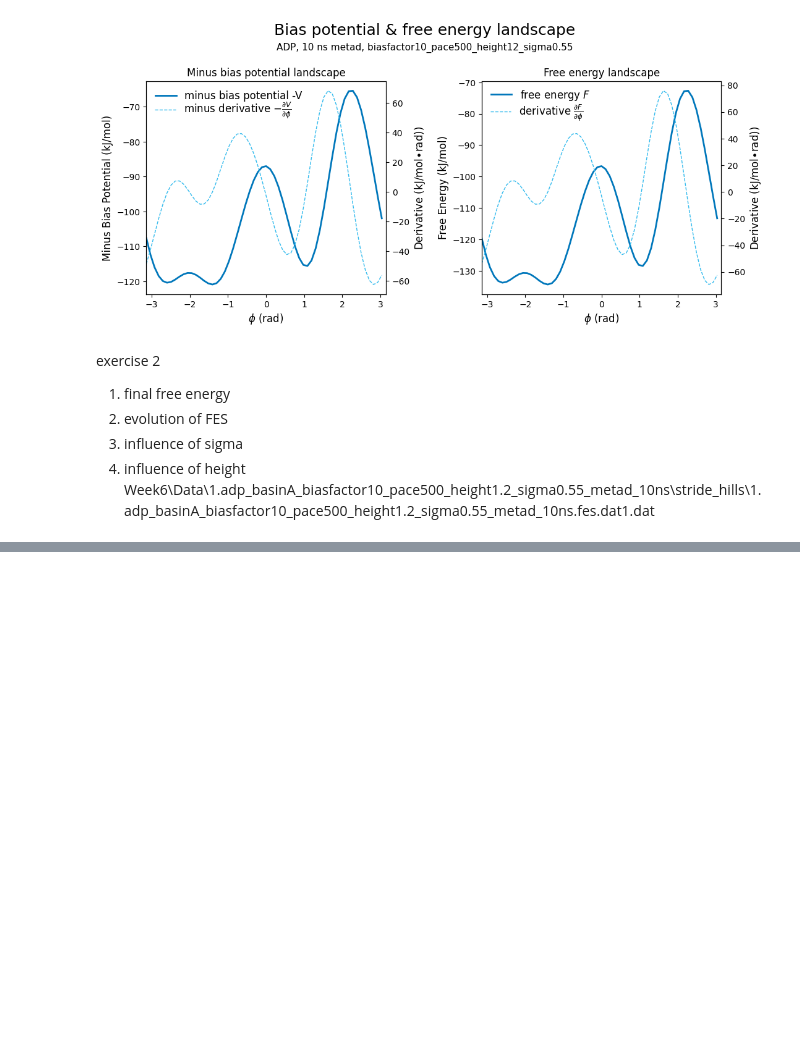
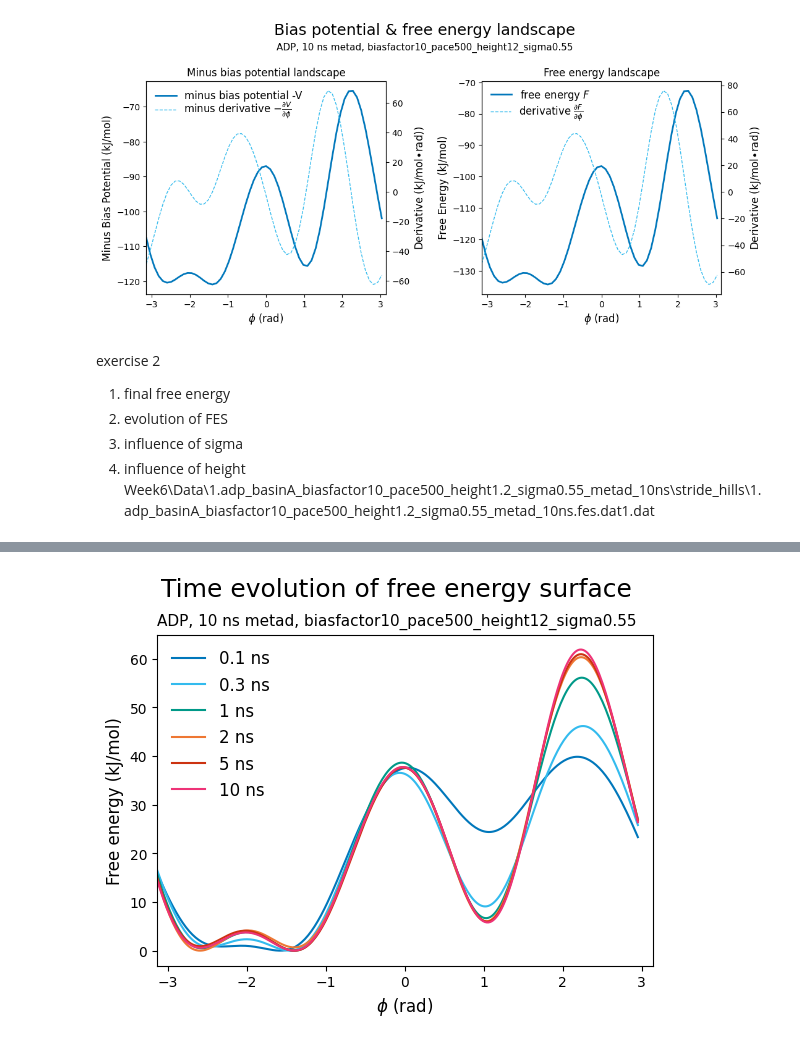
Before and after one commit to cerbveen/comp-lab-class, a Jupyter notebook: Week6/Analysis/Lugano_exercise_1&2_Analysis.ipynb, the cells around one changed output, grey strips where cells are left out. Saved outputs shown, nothing was run; the diff lists cells and outputs as text; code cells hidden in the pictures; blank space fills up the shorter version.

```diff
--- a/Week6/Analysis/Lugano_exercise_1&2_Analysis.ipynb
+++ b/Week6/Analysis/Lugano_exercise_1&2_Analysis.ipynb
@@ -334,0 +354,68 @@ fes=np.loadtxt('../Data/1.adp_basinA_biasfactor10_pace500_height1.2_sigma0.55_me
+# %%
+# figure 7 - stride fes
+fig = plt.figure(7)
+from scipy.interpolate import make_interp_spline
+
+# data processing
+# strides is 1, 3, 10, 20, 50, 100
+phi_1_step1=fes_stride_sigma_comparison[0,0][:,0]
+stride_fes_step1=fes_stride_sigma_comparison[0,0][:,1]
+phi_1_step3=fes_stride_sigma_comparison[0,1][:,0]
+stride_fes_step3=fes_stride_sigma_comparison[0,1][:,1]
+phi_1_step10=fes_stride_sigma_comparison[0,2][:,0]
+stride_fes_step10=fes_stride_sigma_comparison[0,2][:,1]
+phi_1_step20=fes_stride_sigma_comparison[0,3][:,0]
+stride_fes_step20=fes_stride_sigma_comparison[0,3][:,1]
+phi_1_step50=fes_stride_sigma_comparison[0,4][:,0]
+stride_fes_step50=fes_stride_sigma_comparison[0,4][:,1]
+phi_1_step100=fes_stride_sigma_comparison[0,5][:,0]
+stride_fes_step100=fes_stride_sigma_comparison[0,5][:,1]
+# smooth fes
+xnew_step1 = np.linspace(phi_1_step1.min(), phi_1_step1.max(), 300)
+spl_step1 = make_interp_spline(phi_1_step1, stride_fes_step1, k=3)
+stride_fes_smooth_step1 = spl_step1(xnew_step1)
+xnew_step3 = np.linspace(phi_1_step3.min(), phi_1_step3.max(), 300)
+spl_step3 = make_interp_spline(phi_1_step3, stride_fes_step3, k=3)
+stride_fes_smooth_step3 = spl_step3(xnew_step3)
+xnew_step10 = np.linspace(phi_1_step10.min(), phi_1_step10.max(), 300)
+spl_step10 = make_interp_spline(phi_1_step10, stride_fes_step10, k=3)
+stride_fes_smooth_step10 = spl_step10(xnew_step10)
+xnew_step20 = np.linspace(phi_1_step20.min(), phi_1_step20.max(), 300)
+spl_step20 = make_interp_spline(phi_1_step20, stride_fes_step20, k=3)
+stride_fes_smooth_step20 = spl_step20(xnew_step20)
+xnew_step50 = np.linspace(phi_1_step50.min(), phi_1_step50.max(), 300)
+spl_step50 = make_interp_spline(phi_1_step50, stride_fes_step50, k=3)
+stride_fes_smooth_step50 = spl_step50(xnew_step50)
+xnew_step100 = np.linspace(phi_1_step100.min(), phi_1_step100.max(), 300)
+spl_step100 = make_interp_spline(phi_1_step100, stride_fes_step100, k=3)
+stride_fes_smooth_step100 = spl_step100(xnew_step100)
+
+
+# set colorblind-friendly palatte
+colors = ['#0077BB', '#33BBEE', '#009988', '#EE7733', '#CC3311', '#EE3377', '#BBBBBB']
+
+# plot stride fes over phi, colorblind friendly
+plt.plot(xnew_step1, stride_fes_smooth_step1, color=colors[0], label='0.1 ns')
+plt.plot(xnew_step3, stride_fes_smooth_step3, color=colors[1], label='0.3 ns')
+plt.plot(xnew_step10, stride_fes_smooth_step10, color=colors[2], label='1 ns')
+plt.plot(xnew_step20, stride_fes_smooth_step20, color=colors[3], label='2 ns')
+plt.plot(xnew_step50, stride_fes_smooth_step50, color=colors[4], label='5 ns')
+plt.plot(xnew_step100, stride_fes_smooth_step100, color=colors[5], label='10 ns')
+# set axis range
+plt.xlim(-np.pi, np.pi)
+# labels, fontsize 12
+plt.xlabel(r'$\phi$ (rad)', fontsize=12)
+plt.ylabel('Free energy (kJ/mol)', fontsize=12)
+# legend
+plt.legend(loc='upper left', fontsize=12, frameon=False)
+
+# two lines of title
+plt.text(x=0.5, y=0.88, s="Time evolution of free energy surface", fontsize=18, ha="center", transform=fig.transFigure)
+plt.text(x=0.5, y=0.82, s= "ADP, 10 ns metad, biasfactor10_pace500_height12_sigma0.55", fontsize=11, ha="center", transform=fig.transFigure)
+plt.subplots_adjust(top=0.8, wspace=0.3)
+
+# save figure as pdf in ../Figures
+fname = '../Figures/fig7.[metad_10ns_topolA]Time_evolution_of_free_energy_surface.pdf'
+plt.savefig(fname, format='pdf', dpi=300, bbox_inches='tight')
+# %% [output]
+[figure, added]
```
Also changed, not shown: parts of 6 cells of this notebook, 26 other files.
